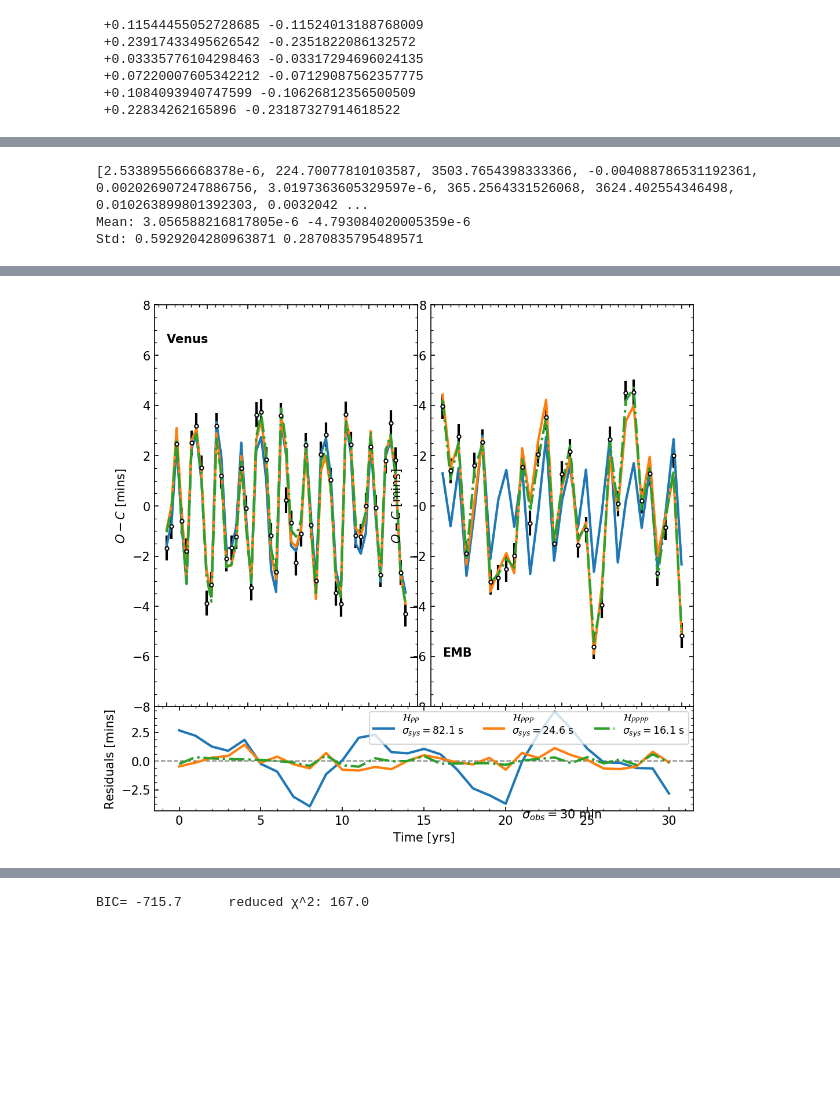
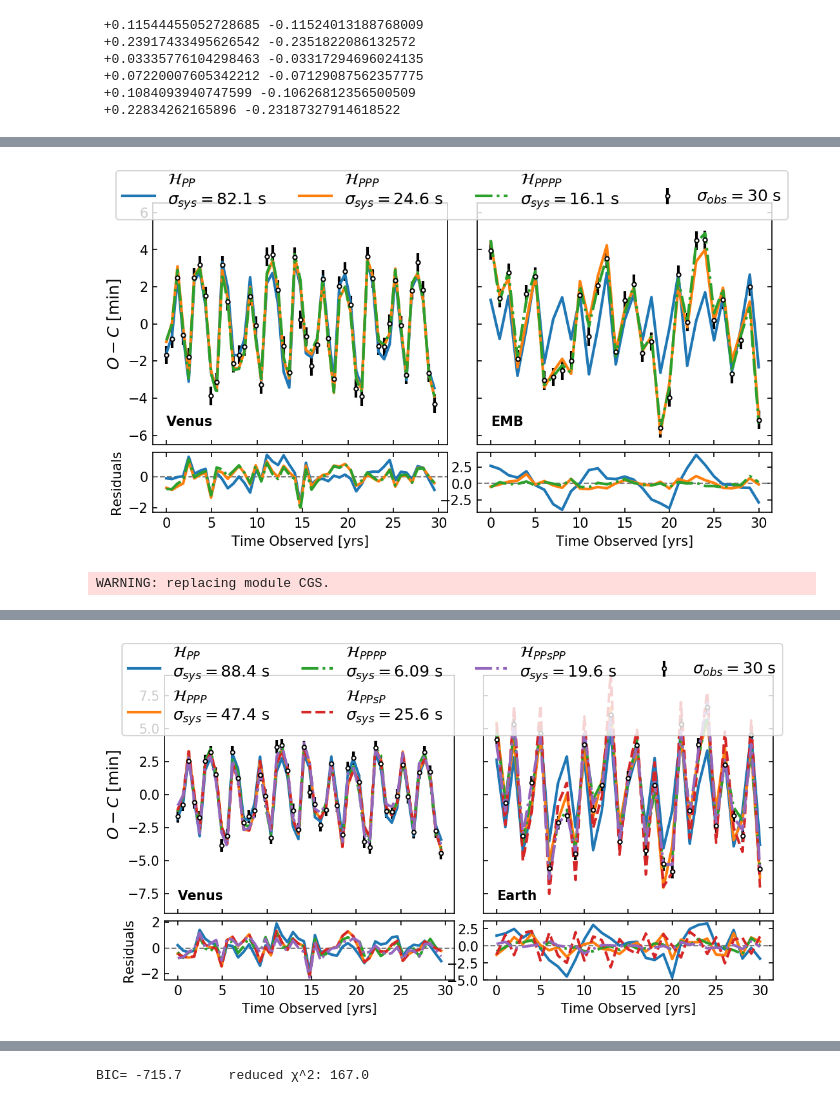
Before and after one commit to bmlindor/ttv_ss, a Jupyter notebook: runs.ipynb, the cells around one changed output, grey strips where cells are left out. Cells and saved outputs as stored; diff of their text form; code cells hidden in the pictures; blank space fills up the shorter version.

```diff
--- a/runs.ipynb
+++ b/runs.ipynb
@@ -327,7 +353,9 @@ end
+# %%
+plot_res(30,30,["fromEMB","p4","best_p4"])
+# %% [output]
+[figure, added]
 # %%
 include("plot_ttvs.jl")
-plot_res(30,30,["fromEMB","p4","best_p4"])
+plot_res(30,30,["fromEV","p3moon","best_p4"],true)
 # %% [output]
-[2.533895566668378e-6, 224.70077810103587, 3503.7654398333366, -0.004088786531192361, 0.002026907247886756, 3.0197363605329597e-6, 365.2564331526068, 3624.402554346498, 0.010263899801392303, 0.0032042 ...
-Mean: 3.056588216817805e-6 -4.793084020005359e-6
-Std: 0.5929204280963871 0.2870835795489571
+WARNING: replacing module CGS.
@@ -335 +362 @@ WARNING: replacing module CGS.
-[figure, old version]
+[figure, new version]
```
Also changed, not shown: parts of 8 cells of this notebook, 7 other files.
